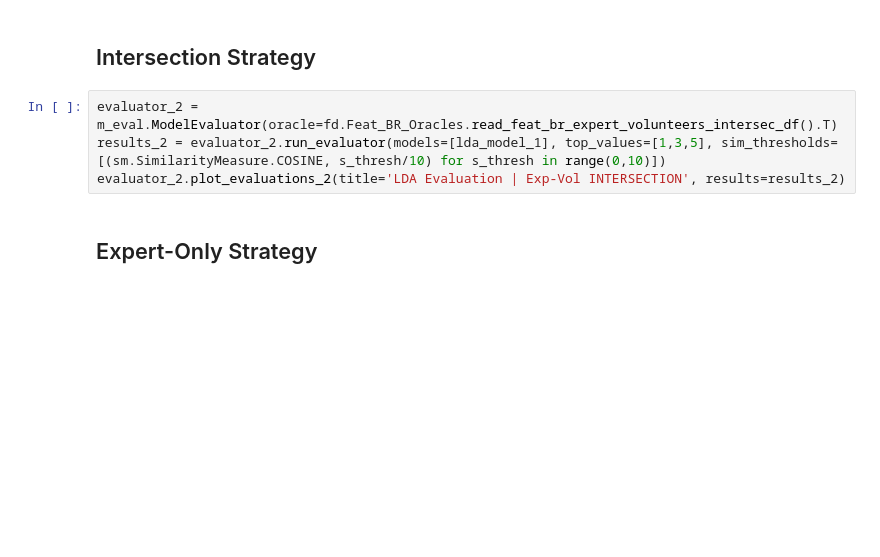
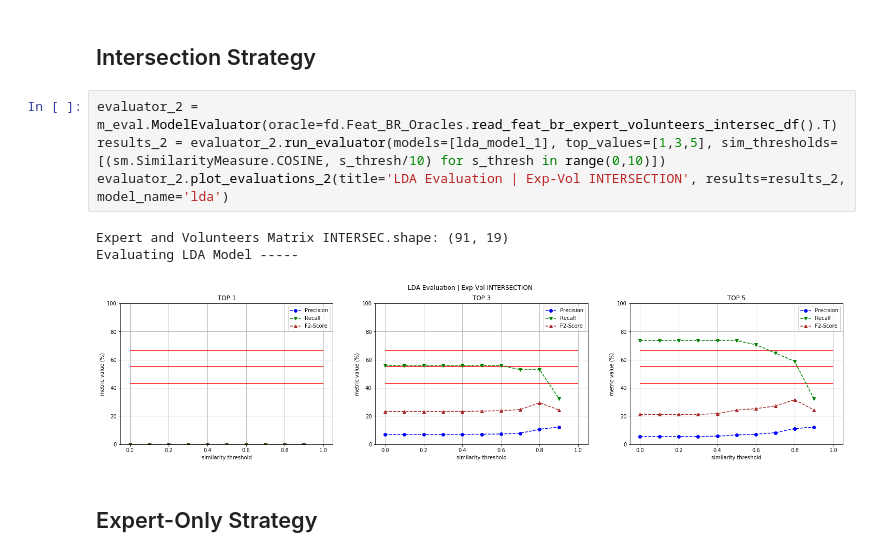
Before and after one commit to Pointpt/trace-link-recovery-study, a Jupyter notebook: notebooks/firefox_p2/feat_br_tracing/lda-model.ipynb, the cells around one changed output. Cells and saved outputs as stored; diff of their text form; blank space fills up the shorter version.

```diff
--- a/notebooks/firefox_p2/feat_br_tracing/lda-model.ipynb
+++ b/notebooks/firefox_p2/feat_br_tracing/lda-model.ipynb
@@ -148,7 +148,11 @@ Evaluating LDA Model -----
 # %%
 evaluator_2 = m_eval.ModelEvaluator(oracle=fd.Feat_BR_Oracles.read_feat_br_expert_volunteers_intersec_df().T)
 results_2 = evaluator_2.run_evaluator(models=[lda_model_1], top_values=[1,3,5], sim_thresholds=[(sm.SimilarityMeasure.COSINE, s_thresh/10) for s_thresh in range(0,10)])
-evaluator_2.plot_evaluations_2(title='LDA Evaluation | Exp-Vol INTERSECTION', results=results_2)
+evaluator_2.plot_evaluations_2(title='LDA Evaluation | Exp-Vol INTERSECTION', results=results_2, model_name='lda')
+# %% [output]
+Expert and Volunteers Matrix INTERSEC.shape: (91, 19)
+Evaluating LDA Model -----
+[figure, added]
 # %% [markdown]
 ## Expert-Only Strategy
 # %%
```
Also changed, not shown: parts of 4 cells of this notebook, 7 other files.
